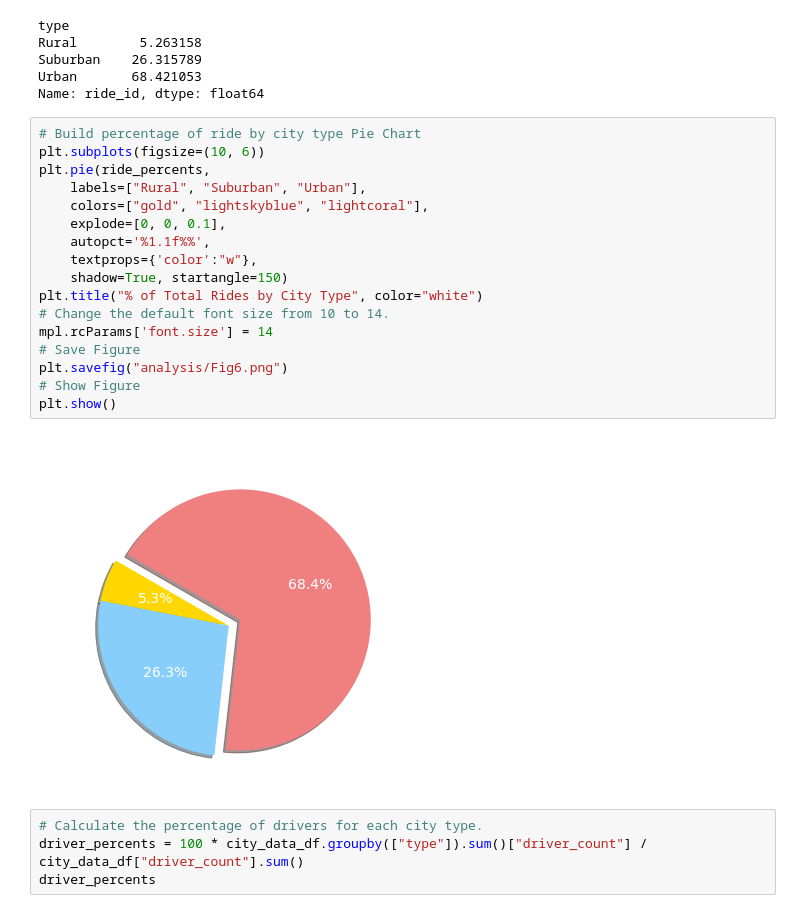
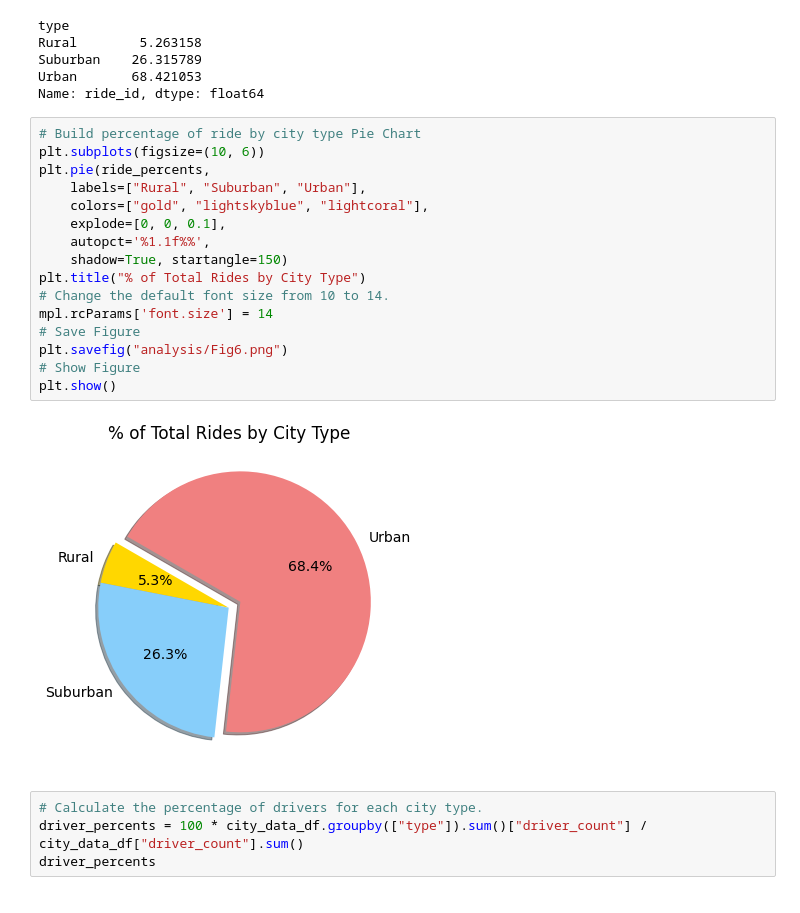
Before and after one commit to jnorman74/PyBer_Analysis, a Jupyter notebook: PyBer.ipynb, the cells around one changed output. Drawn from its saved outputs; the diff is of its cells as text.

```diff
--- a/PyBer.ipynb
+++ b/PyBer.ipynb
@@ -887,22 +885,21 @@ Name: ride_id, dtype: float64
 # %%
 # Build percentage of ride by city type Pie Chart
 plt.subplots(figsize=(10, 6))
 plt.pie(ride_percents,
     labels=["Rural", "Suburban", "Urban"],
     colors=["gold", "lightskyblue", "lightcoral"],
     explode=[0, 0, 0.1],
     autopct='%1.1f%%',
-    textprops={'color':"w"},
     shadow=True, startangle=150)
-plt.title("% of Total Rides by City Type", color="white")
+plt.title("% of Total Rides by City Type")
 # Change the default font size from 10 to 14.
 mpl.rcParams['font.size'] = 14
 # Save Figure
 plt.savefig("analysis/Fig6.png")
 # Show Figure
 plt.show()
 # %% [output]
-[figure, old version]
+[figure, new version]
 # %%
 # Calculate the percentage of drivers for each city type.
 driver_percents = 100 * city_data_df.groupby(["type"]).sum()["driver_count"] / city_data_df["driver_count"].sum()
```
Also changed, not shown: parts of 4 cells of this notebook, 3 other files.
